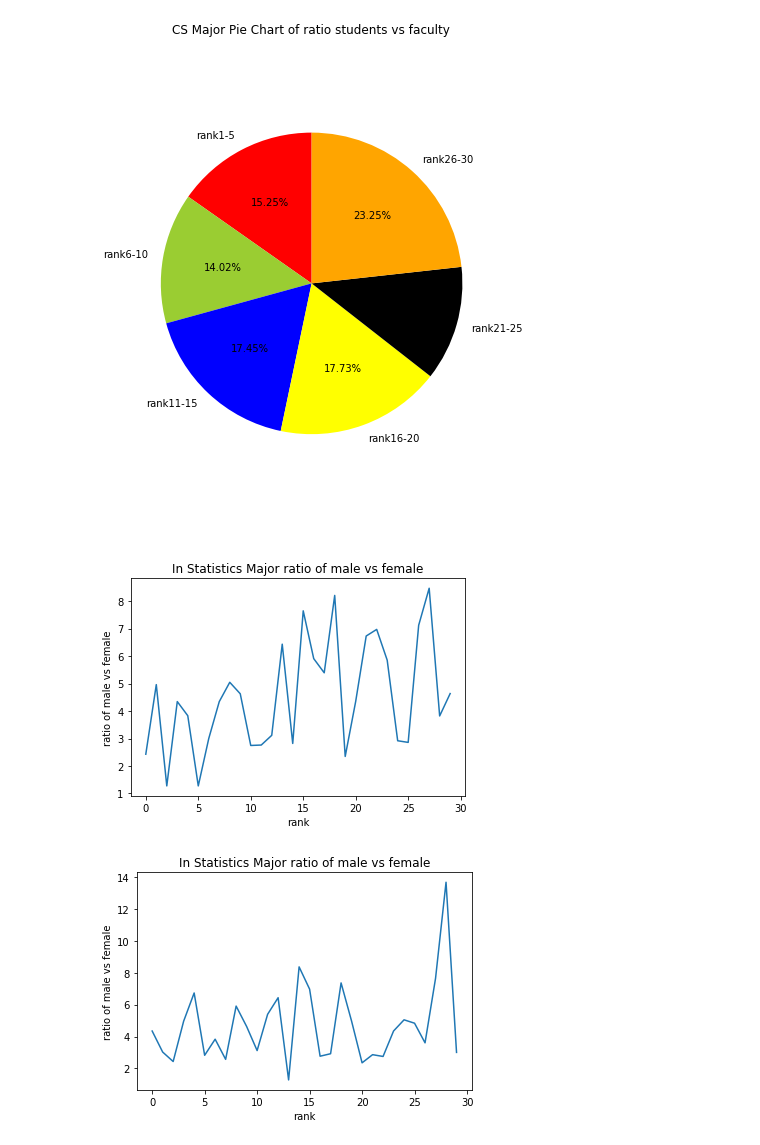
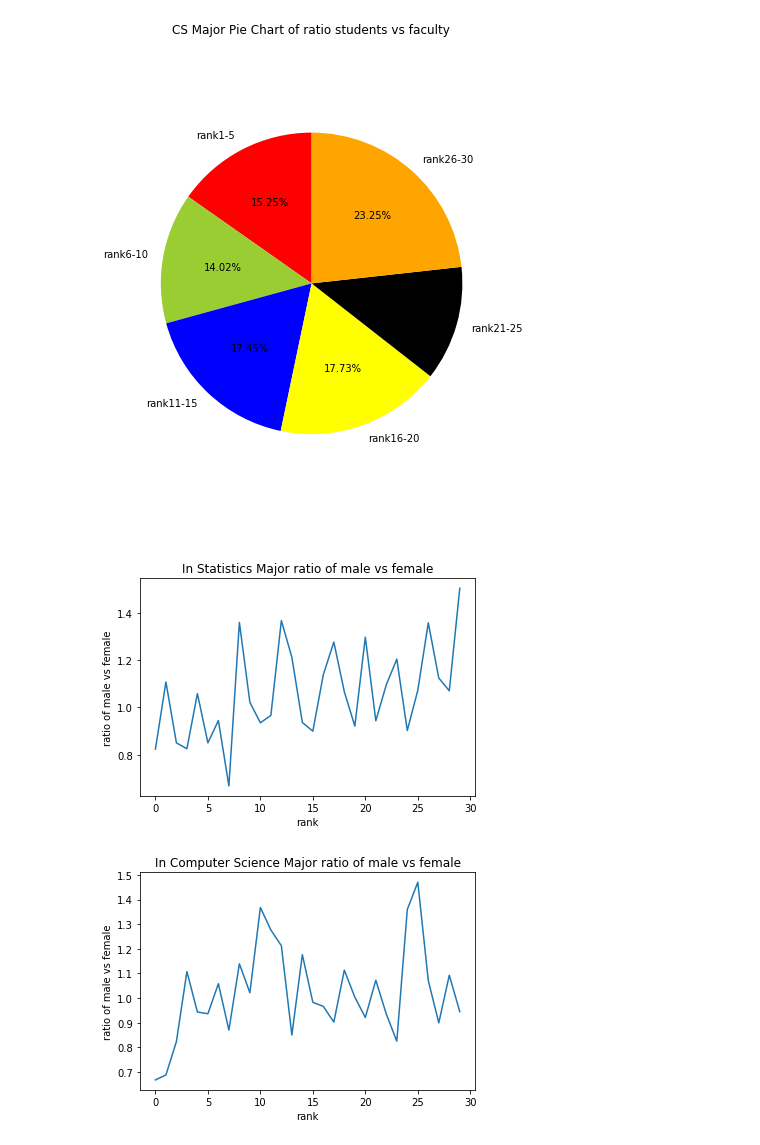
Before and after one commit to xil222/Data-Analysis-on-Facebook-Data-Scrape, a Jupyter notebook: ECE143 DataPreprocess- Major Oriented.ipynb, the cells around one changed output. Drawn from its saved outputs; the diff is of its cells as text; code cells hidden in the pictures.

```diff
--- a/ECE143 DataPreprocess- Major Oriented.ipynb
+++ b/ECE143 DataPreprocess- Major Oriented.ipynb
@@ -230,24 +265,24 @@ def ratiofm(repos):
 
 ratiofm(repos)
 ratiofm(repos2)
-list1 = res[:30]
-list2 = res[30:]
+list3 = resfm[:30]
+list4 = resfm[30:]
 # %%
 plt.figure()
-plt.plot(list1)
+plt.plot(list3)
 plt.xlabel('rank')
 plt.ylabel('ratio of male vs female')
 plt.title('In Statistics Major ratio of male vs female')
 plt.show()
 # %% [output]
-[figure, old version]
+[figure, new version]
 # %%
 plt.figure()
-plt.plot(list2)
+plt.plot(list4)
 plt.xlabel('rank')
 plt.ylabel('ratio of male vs female')
-plt.title('In Statistics Major ratio of male vs female')
+plt.title('In Computer Science Major ratio of male vs female')
 plt.show()
 # %% [output]
-[figure, old version]
+[figure, new version]
 # %%
```
Also changed, not shown: parts of 9 cells of this notebook, 18 other files.
